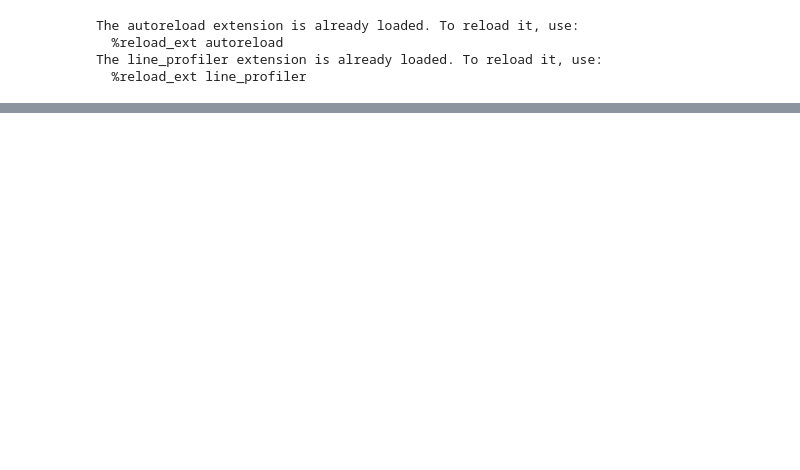
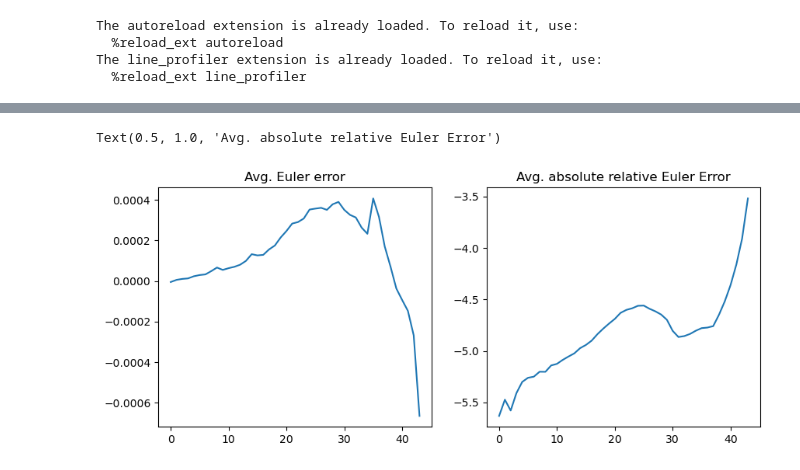
Before and after one commit to ansofol/DP_term_paper, a Jupyter notebook: main_model/test_run.ipynb, the cells around one changed output, grey strips where cells are left out. Saved outputs shown, nothing was run; the diff lists cells and outputs as text; code cells hidden in the pictures; blank space fills up the shorter version.

```diff
--- a/main_model/test_run.ipynb
+++ b/main_model/test_run.ipynb
@@ -130,0 +147,15 @@ ax[2].plot(np.mean(sim.a[0,I,:],axis=0),label="a")
+# %%
+Delta, epsilon = model.euler_errors()
+# %%
+fig =plt.figure(figsize = (10,4))
+
+ax = fig.add_subplot(1,2,1)
+ax.plot(Delta)
+ax.set_title('Avg. Euler error')
+
+ax = fig.add_subplot(1,2,2)
+ax.plot(epsilon)
+ax.set_title('Avg. absolute relative Euler Error')
+# %% [output]
+Text(0.5, 1.0, 'Avg. absolute relative Euler Error')
+[figure, added]
```
Also changed, not shown: parts of 9 cells of this notebook, 3 other files.
